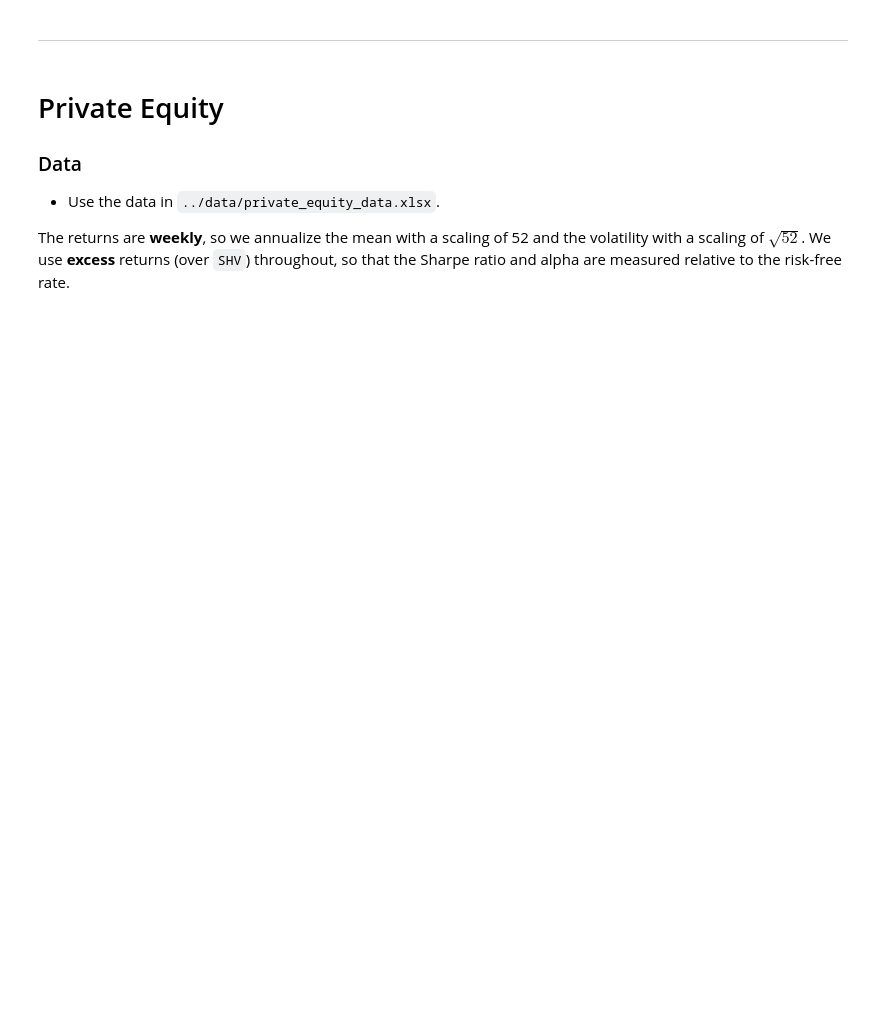
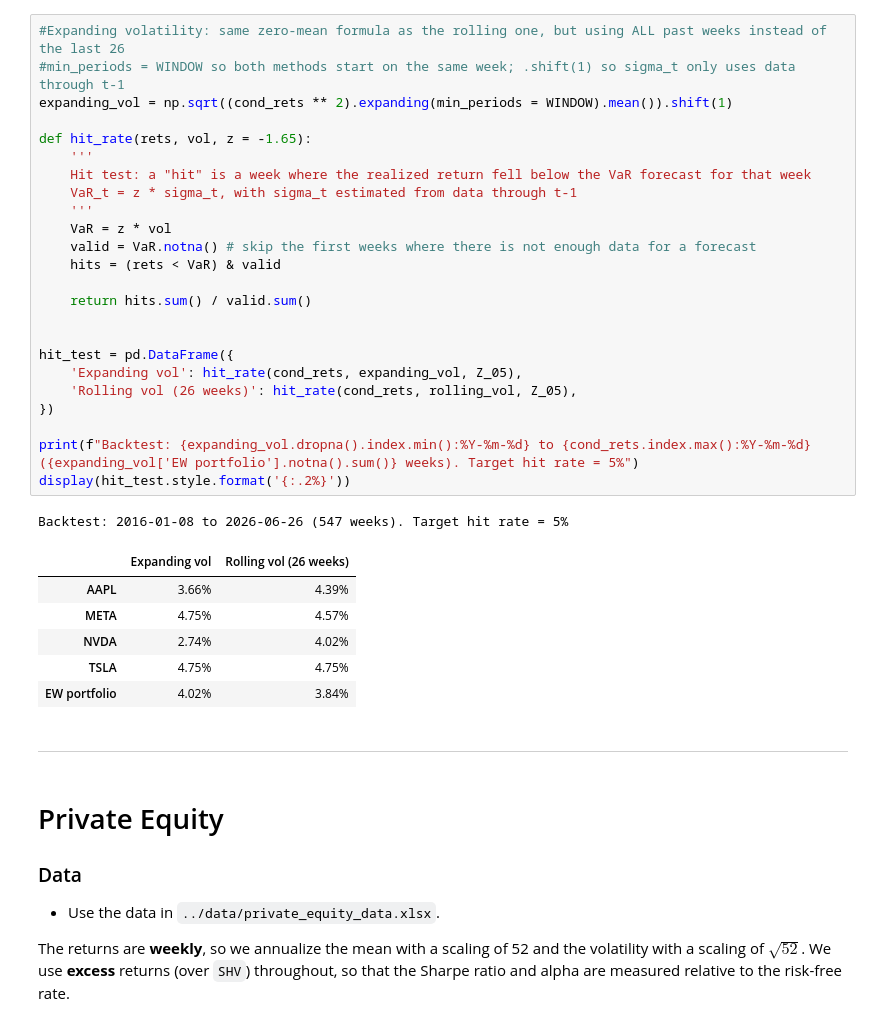
Before and after one commit to ltemry/FINM36700_GroupA, a Jupyter notebook: var_equity_portfolio.ipynb, the cells around one changed output. Cells and saved outputs as stored; diff of their text form; blank space fills up the shorter version.

```diff
--- a/var_equity_portfolio.ipynb
+++ b/var_equity_portfolio.ipynb
@@ -322,3 +240,35 @@ The out-of-sample fit is worse. Out-of-sample, the betas are applied to new data
+# %%
+#Expanding volatility: same zero-mean formula as the rolling one, but using ALL past weeks instead of the last 26
+#min_periods = WINDOW so both methods start on the same week; .shift(1) so sigma_t only uses data through t-1
+expanding_vol = np.sqrt((cond_rets ** 2).expanding(min_periods = WINDOW).mean()).shift(1)
+
+def hit_rate(rets, vol, z = -1.65):
+    '''
+    Hit test: a "hit" is a week where the realized return fell below the VaR forecast for that week
+    VaR_t = z * sigma_t, with sigma_t estimated from data through t-1
+    '''
+    VaR = z * vol
+    valid = VaR.notna() # skip the first weeks where there is not enough data for a forecast
+    hits = (rets < VaR) & valid
+
+    return hits.sum() / valid.sum()
+
+
+hit_test = pd.DataFrame({
+    'Expanding vol': hit_rate(cond_rets, expanding_vol, Z_05),
+    'Rolling vol (26 weeks)': hit_rate(cond_rets, rolling_vol, Z_05),
+})
+
+print(f"Backtest: {expanding_vol.dropna().index.min():%Y-%m-%d} to {cond_rets.index.max():%Y-%m-%d} ({expanding_vol['EW portfolio'].notna().sum()} weeks). Target hit rate = 5%")
+display(hit_test.style.format('{:.2%}'))
+# %% [output]
+Backtest: 2016-01-08 to 2026-06-26 (547 weeks). Target hit rate = 5%
+|  | Expanding vol | Rolling vol (26 weeks) |
+| AAPL | 3.66% | 4.39% |
+| META | 4.75% | 4.57% |
+| NVDA | 2.74% | 4.02% |
+| TSLA | 4.75% | 4.75% |
+| EW portfolio | 4.02% | 3.84% |
 # %% [markdown]
 ***
 # %% [markdown]
```
Also changed, not shown: parts of 44 cells of this notebook.
